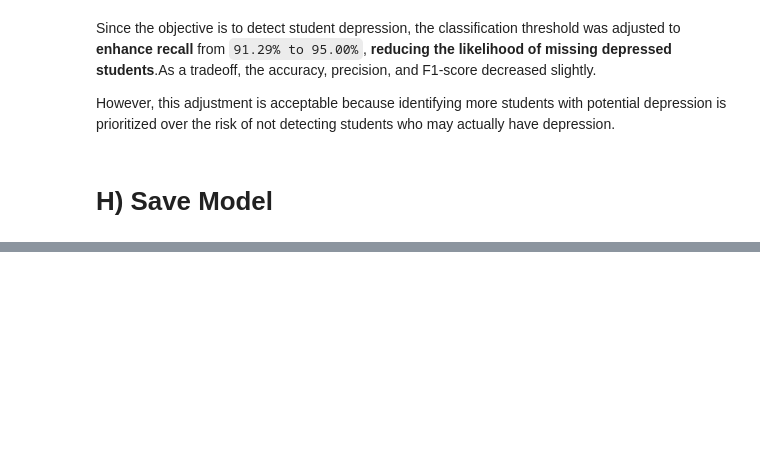
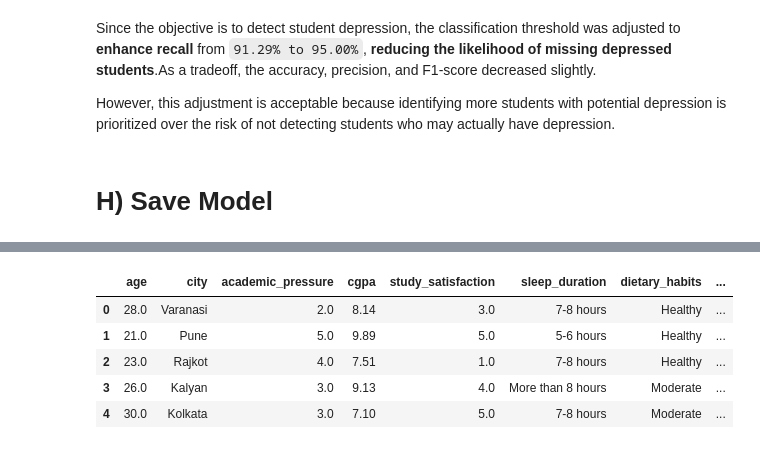
Before and after one commit to Jingxian12/student-depression-prediction, a Jupyter notebook: StudentDepression.ipynb, the cells around one changed output, grey strips where cells are left out. Drawn from its saved outputs; the diff is of its cells as text; code cells hidden in the pictures; blank space fills up the shorter version.

```diff
--- a/StudentDepression.ipynb
+++ b/StudentDepression.ipynb
@@ -1727,0 +1738,10 @@ joblib.dump(best_xgb, "/content/drive/MyDrive/model.pkl")
+# %%
+df_test = pd.concat([X_test.reset_index(drop=True), y_test.reset_index(drop=True)], axis=1)
+display(df_test.head())
+# %% [output]
+|  | age | city | academic_pressure | cgpa | study_satisfaction | sleep_duration | dietary_habits | ... |
+| 0 | 28.0 | Varanasi | 2.0 | 8.14 | 3.0 | 7-8 hours | Healthy | ... |
+| 1 | 21.0 | Pune | 5.0 | 9.89 | 5.0 | 5-6 hours | Healthy | ... |
+| 2 | 23.0 | Rajkot | 4.0 | 7.51 | 1.0 | 7-8 hours | Healthy | ... |
+| 3 | 26.0 | Kalyan | 3.0 | 9.13 | 4.0 | More than 8 hours | Moderate | ... |
+| 4 | 30.0 | Kolkata | 3.0 | 7.10 | 5.0 | 7-8 hours | Moderate | ... |
```
Also changed, not shown: parts of 6 cells of this notebook.
